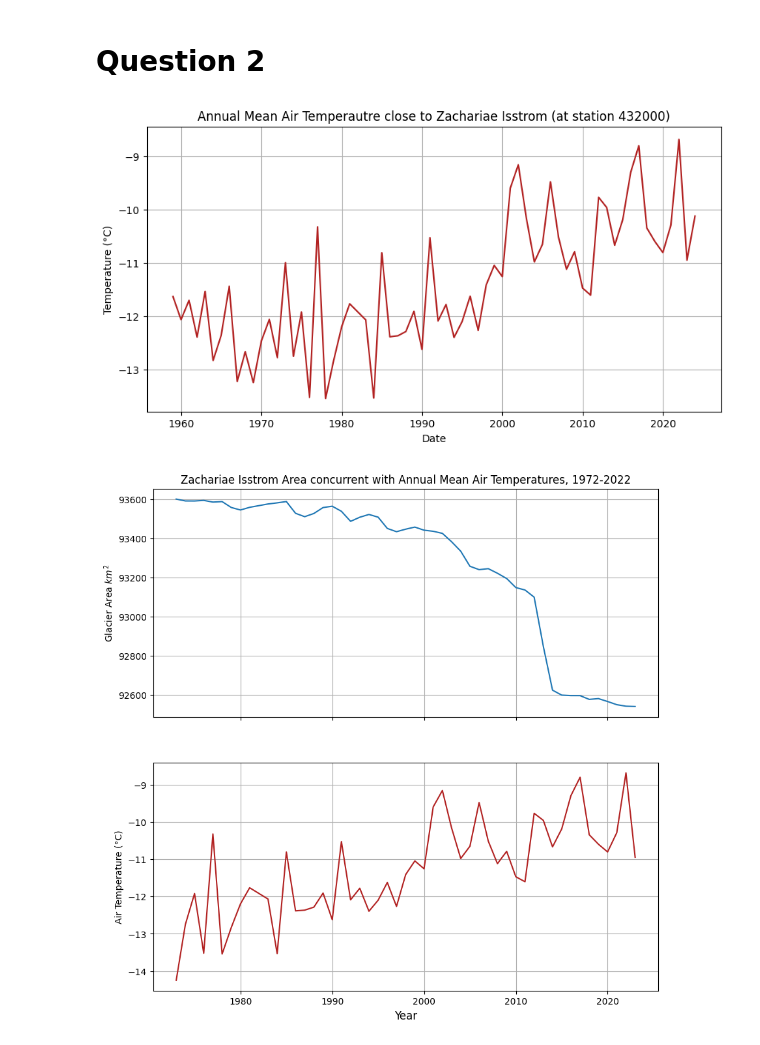
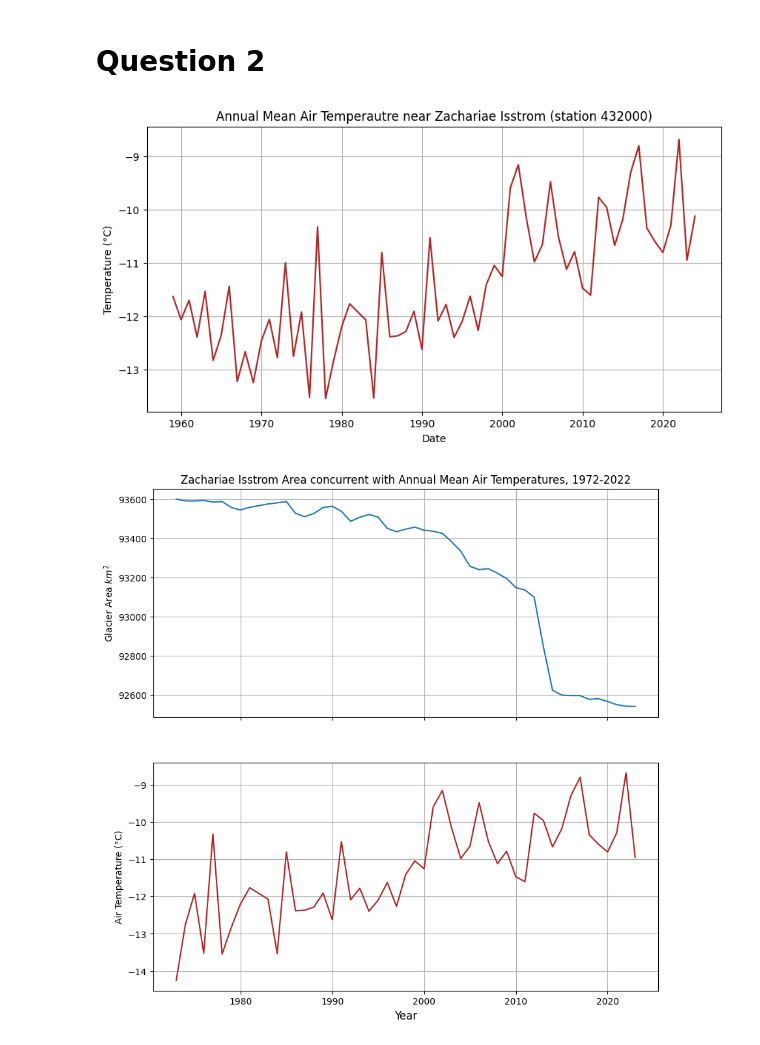
Before and after one commit to joelbarron06/ESDA2_Project, a Jupyter notebook: code_appendix.ipynb, the cells around one changed output. Drawn from its saved outputs; the diff is of its cells as text; code cells hidden in the pictures.

```diff
--- a/code_appendix.ipynb
+++ b/code_appendix.ipynb
@@ -278,31 +278,32 @@ print(f"{sum_areas.iloc[0] - sum_areas.iloc[-1]:.2f}km^2")
 # %%
 # annual mean airtemp close to glacier of choice
 # choose glacier
 GLACIER = 'Zachariae Isstrom'
 
 # find closest station
 target_location = (glacier_locations[GLACIER]['lat'], glacier_locations[GLACIER]['lon'])
 station_number = pick_closest_airtemp(station_details, target_location)
 airtemp_data = metdata[str(station_number)]
 
 # get robust yearly averages (full yearly data)
 airtemp_data_r = airtemp_data[~airtemp_data['airtemp'].isna()]
 mpy = airtemp_data_r.groupby(airtemp_data_r.index.year).apply(lambda x: x.index.month.nunique())
 vy = mpy[mpy == 12].index
 airtemp_data_r = airtemp_data_r[airtemp_data_r.index.year.isin(vy)]
 
 yearly_airtemp = airtemp_data_r.resample('YE').mean().dropna()
 
 
+# plot and customise graph
 plt.figure(figsize=(10,5))
 plt.plot(yearly_airtemp, color='firebrick')
-plt.title(f'Annual Mean Air Temperautre close to {GLACIER} (at station {station_number})')
+plt.title(f'Annual Mean Air Temperautre near {GLACIER} (station {station_number})')
 plt.ylabel('Temperature (°C)')
 plt.xlabel('Date')
 plt.grid()
 plt.show()
 # %% [output]
-[figure, old version]
+[figure, new version]
 # %%
 # plot Zachariae Isstrom area and airtemp concurrently
 GLACIER = 'Zachariae Isstrom'
```
Also changed, not shown: parts of 7 cells of this notebook, 1 other file.
